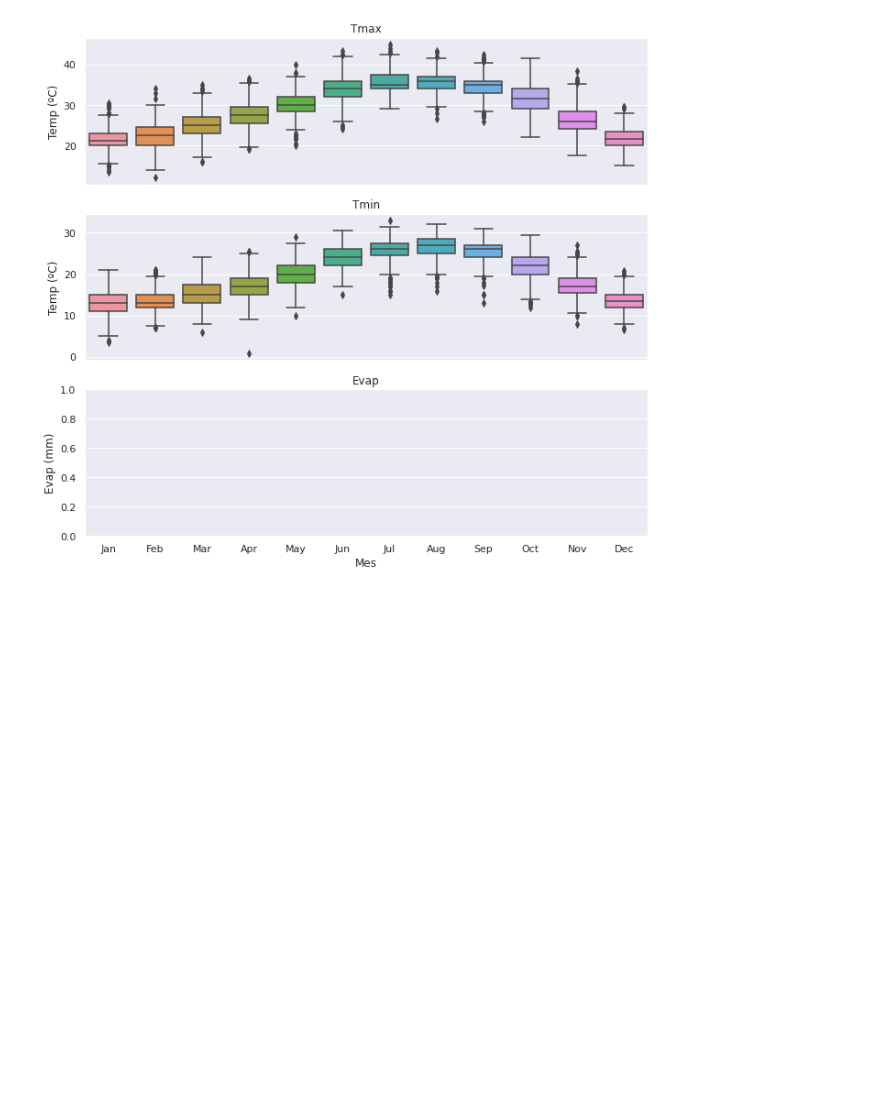
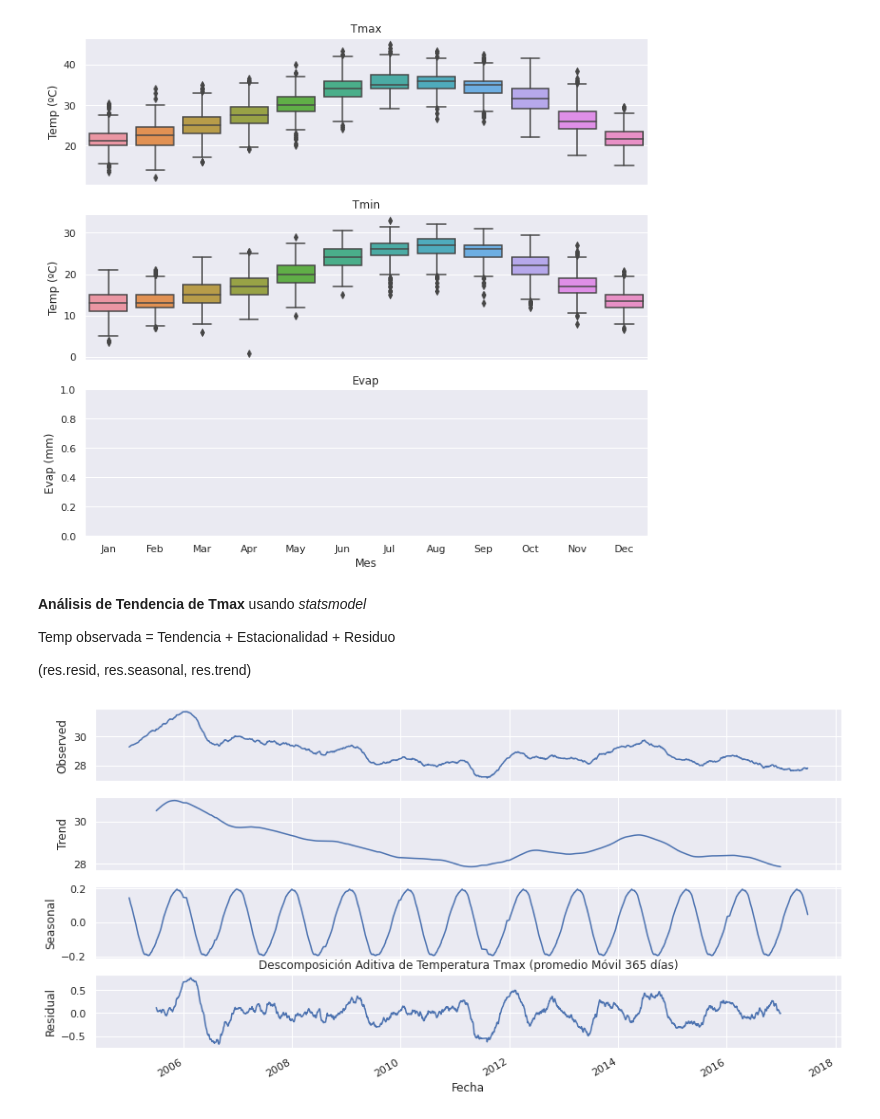
Before and after one commit to carloslizarragac/FisicaComputacional1, a Jupyter notebook: Actividad5.ipynb, the cells around one changed output. Saved outputs shown, nothing was run; the diff lists cells and outputs as text; code cells hidden in the pictures; blank space fills up the shorter version.

```diff
--- a/Actividad5.ipynb
+++ b/Actividad5.ipynb
@@ -331,3 +403,37 @@ for name, ax in zip(['Tmax', 'Tmin', 'Evap'], axes):
     ax.set_xlabel('')
 # %% [output]
 [figure]
+# %% [markdown]
+**Análisis de Tendencia de Tmax** usando *statsmodel*
+
+Temp observada = Tendencia + Estacionalidad + Residuo
+
+(res.resid,
+res.seasonal,
+res.trend)
+# %%
+# Caso: Uso de datos con promedio móvil de 365 días.
+# Descomposición de Series de Tiempo
+# Uso de la biblioteca 'statsmodel' (agregada en la celda 1)
+# import statsmodels.api as sm
+
+# Modelo Aditivo: Observado = Tendencia + Estacionalidad + Residuo
+
+# Tamaño de la figura
+sns.set(rc={'figure.figsize':(12, 6)})
+# Periodo de datos completos (No funciona cuando hace falta un rango de datos)
+start, end = '2005-01', '2017-06'
+
+# Ciclo anual 365 días (Por las Estaciones)
+decompfreq = 365
+
+# Uso del modelo 'statsmodel' para el análisis de series de tiempo(sm.tsa)
+
+
+resTmax = sm.tsa.seasonal_decompose(df_90_365d.loc[start:end, 'Tmax'].interpolate(),
+                                    freq=decompfreq, model='additive')
+resTmax.plot()
+
+plt.title('Descomposición Aditiva de Temperatura Tmax (promedio Móvil 365 días)');
+# %% [output]
+[figure, added]
```
Also changed, not shown: parts of 14 cells of this notebook.
